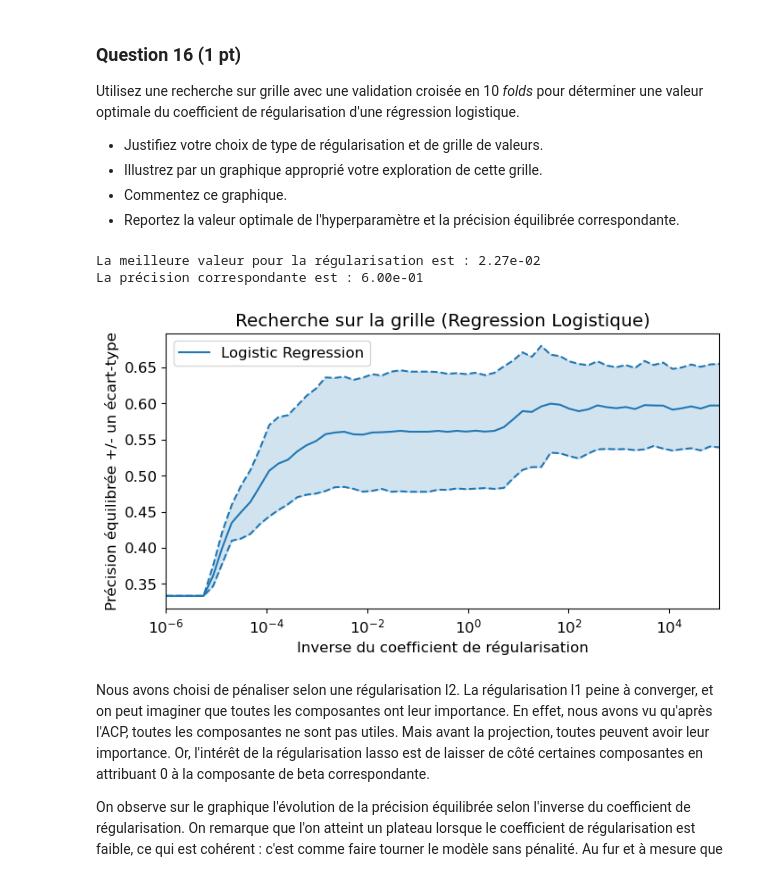
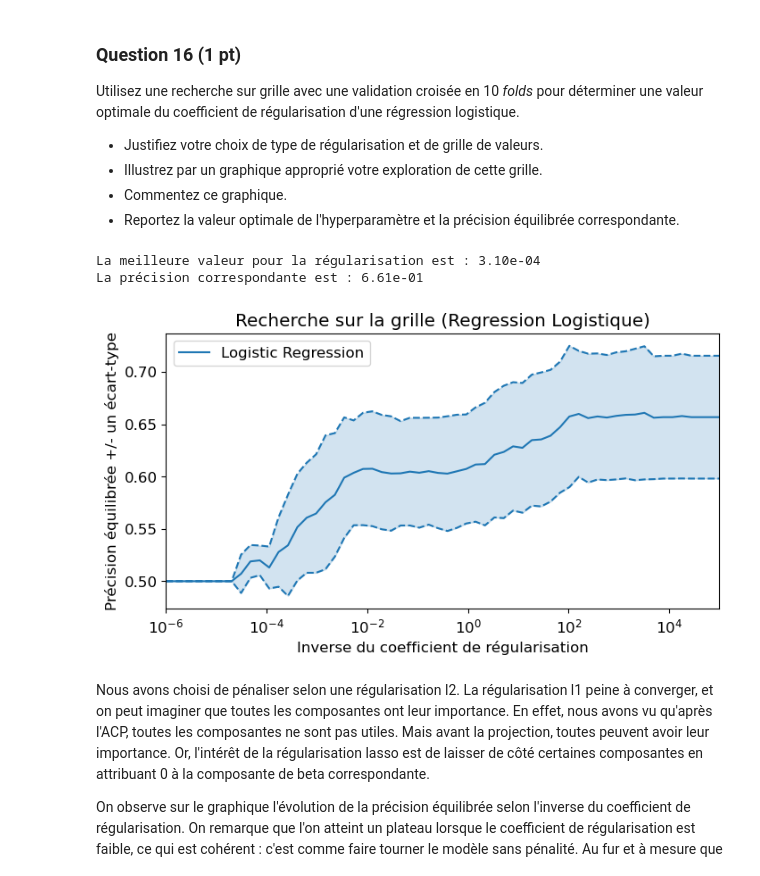
Before and after one commit to maximebailly/sdd_2025, a Jupyter notebook: projet/Projet.ipynb, the cells around one changed output. Cells and saved outputs as stored; diff of their text form; code cells hidden in the pictures.

```diff
--- a/projet/Projet.ipynb
+++ b/projet/Projet.ipynb
@@ -273,10 +273,10 @@ from sklearn.metrics import balanced_accuracy_score
 nneighbor = sklearn.neighbors.KNeighborsClassifier(n_neighbors=1)
 
 # On utilise cette classe sur le jeu d'entraînement
-nneighbor.fit(X_train, y_train)
+nneighbor.fit(X_train, y_train_risk_vs_norisk)
 y_pred = nneighbor.predict(X_train)
 
-balanced_accuracy = balanced_accuracy_score(y_train, y_pred)
+balanced_accuracy = balanced_accuracy_score(y_train_risk_vs_norisk, y_pred)
 print("La précision équilibrée vaut ", balanced_accuracy)
 if balanced_accuracy == 1:
     print("Le résultat est bien celui attendu")
@@ -319,7 +319,7 @@ grid = model_selection.GridSearchCV(k_nneighb, {'n_neighbors': K_s},
                                     scoring='balanced_accuracy')
 
 # Utiliser la recherche sur grille
-grid.fit(X_train, y_train)
+grid.fit(X_train, y_train_risk_vs_norisk)
 grid.cv_results_.keys()
 
 plt.figure(figsize=(8, 4))
@@ -370,7 +370,7 @@ Globalement, on observe une diminution de la précision équilibrée en fonction
 On peut essayer de réaliser le même entraînement, cette fois sur les données centrées réduites :
 # %%
 # Utiliser la recherche sur grille sur les données pré traitées (centrage-réduction)
-grid.fit(X_train_sc, y_train)
+grid.fit(X_train_sc, y_train_risk_vs_norisk)
 grid.cv_results_.keys()
 
 plt.figure(figsize=(8, 4))
@@ -441,39 +441,39 @@ grid = model_selection.GridSearchCV(reg_log, {'C': C_s},
                                     scoring='balanced_accuracy')
 
 # Utiliser la recherche sur grille
-grid.fit(X_train, y_train)
+grid.fit(X_train, y_train_risk_vs_norisk)
 grid.cv_results_.keys()
 
 plt.figure(figsize=(8, 4))
 
 balanced_accuracy_score = grid.cv_results_['mean_test_score']
 std_error = grid.cv_results_['std_test_score']
 
 
 # afficher les RMSE avec une échelle logarithmique pour les abscisses :
 plt.semilogx(grid.cv_results_['param_C'], balanced_accuracy_score,
              label="Logistic Regression", color='tab:blue')
 plt.semilogx(grid.cv_results_['param_C'], balanced_accuracy_score + std_error,
              color='tab:blue', linestyle='dashed')
 plt.semilogx(grid.cv_results_['param_C'], balanced_accuracy_score - std_error,
              color='tab:blue', linestyle='dashed')
 
 # colorer l'espace entre les courbes représentant les écarts-types
 plt.fill_between(C_s, (balanced_accuracy_score + std_error), (balanced_accuracy_score - std_error), color='tab:blue', alpha=0.2)
 
 # Mise en forme
 plt.xlabel("Inverse du coefficient de régularisation")
 plt.ylabel("Précision équilibrée +/- un écart-type")
 plt.xlim([C_s[0], C_s[-1]])
 plt.title("Recherche sur la grille (Regression Logistique)")
 plt.legend(loc='best')
 
 print(f"La meilleure valeur pour la régularisation est : {1/grid.best_params_['C']:.2e}")
 print(f"La précision correspondante est : {grid.best_score_:.2e}")
 # %% [output]
-La meilleure valeur pour la régularisation est : 2.27e-02
-La précision correspondante est : 6.00e-01
+La meilleure valeur pour la régularisation est : 3.10e-04
+La précision correspondante est : 6.61e-01
-[figure, old version]
+[figure, new version]
 # %% [markdown]
 Nous avons choisi de pénaliser selon une régularisation l2. La régularisation l1 peine à converger, et on peut imaginer que toutes les composantes ont leur importance. En effet, nous avons vu qu'après l'ACP, toutes les composantes ne sont pas utiles. Mais avant la projection, toutes peuvent avoir leur importance. Or, l'intérêt de la régularisation lasso est de laisser de côté certaines composantes en attribuant 0 à la composante de beta correspondante.
 
```
Also changed, not shown: parts of 13 cells of this notebook.
